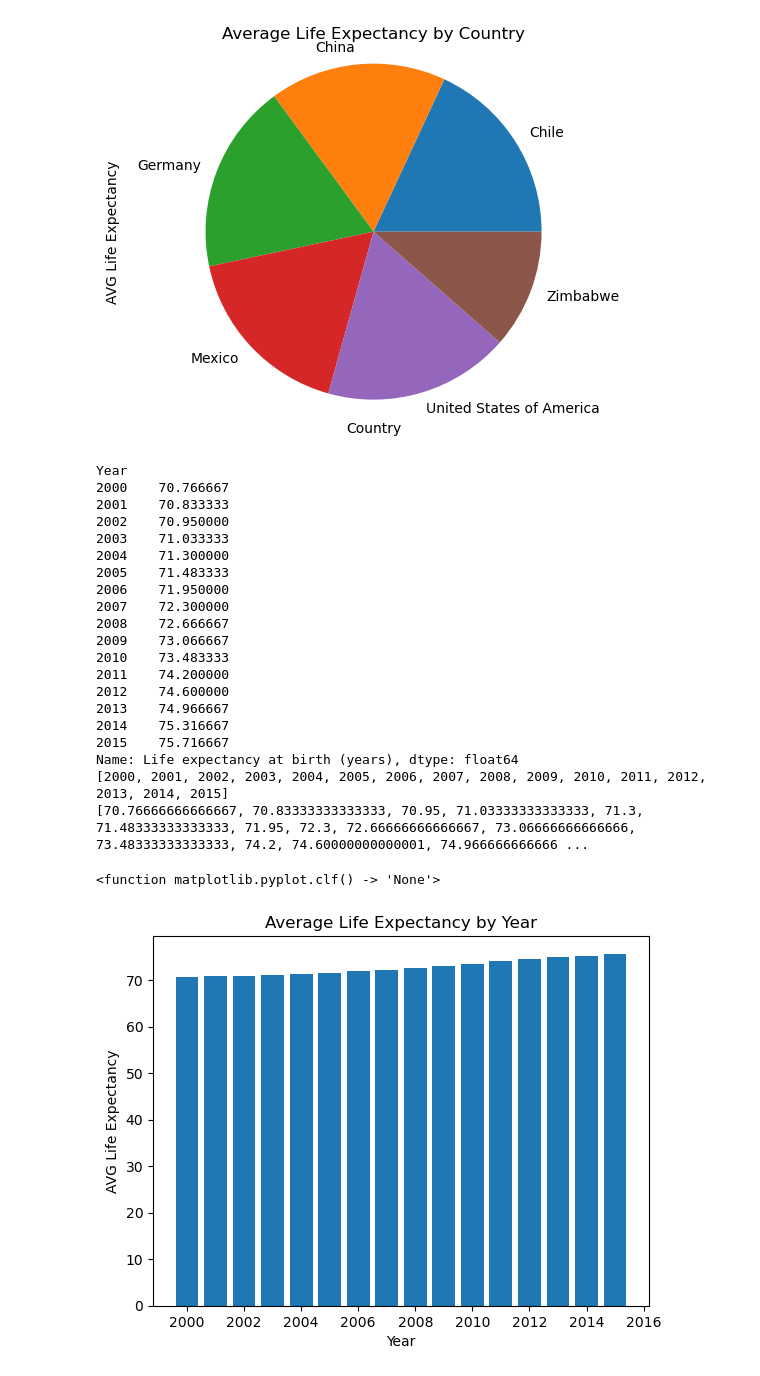
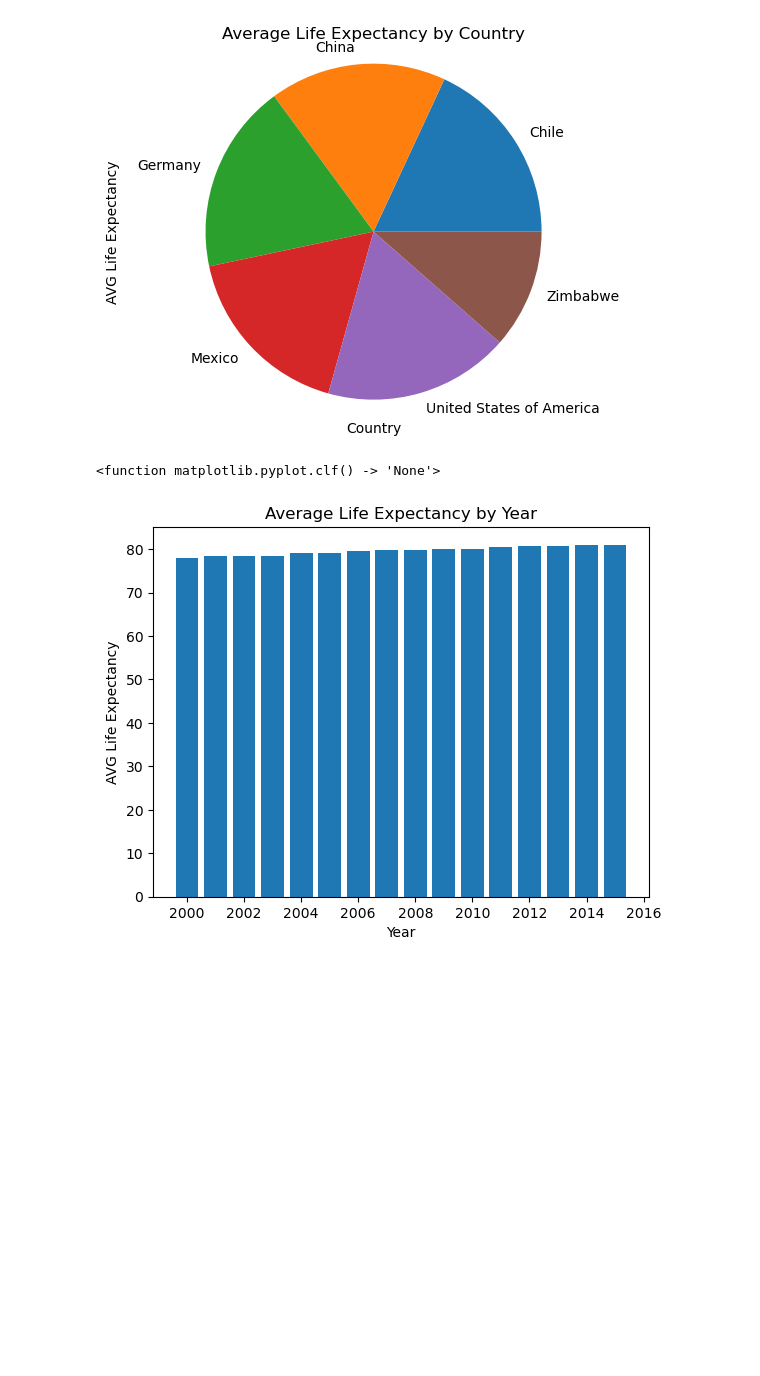
Before and after one commit to Bobbydra/Codecademy-Projects, a Jupyter notebook: Life-Expectancy-and-GDP-Starter/Life-Expectancy-and-GDP-Starter/life_expectancy_gdp.ipynb, the cells around one changed output. Cells and saved outputs as stored; diff of their text form; code cells hidden in the pictures; blank space fills up the shorter version.

```diff
--- a/Life-Expectancy-and-GDP-Starter/Life-Expectancy-and-GDP-Starter/life_expectancy_gdp.ipynb
+++ b/Life-Expectancy-and-GDP-Starter/Life-Expectancy-and-GDP-Starter/life_expectancy_gdp.ipynb
@@ -59,36 +59,12 @@ Name: Life expectancy at birth (years), dtype: float64
 [figure]
 # %%
 # Average Life Expectancy by year
-AVG_LE_Y = leg.groupby('Year')['Life expectancy at birth (years)'].mean() # Group the Years by its average life expectancy
-print(AVG_LE_Y)
-print(AVG_LE_Y.index.to_list())
-print(AVG_LE_Y.to_list())
-plt.bar(AVG_LE_Y.index.to_list(), AVG_LE_Y.to_list())
+plt.bar(leg.Year, leg["Life expectancy at birth (years)"])
 plt.title("Average Life Expectancy by Year")
 plt.xlabel("Year")
 plt.ylabel("AVG Life Expectancy")
 plt.show
 plt.clf
 # %% [output]
-Year
-2000    70.766667
-2001    70.833333
-2002    70.950000
-2003    71.033333
-2004    71.300000
-2005    71.483333
-2006    71.950000
-2007    72.300000
-2008    72.666667
-2009    73.066667
-2010    73.483333
-2011    74.200000
-2012    74.600000
-2013    74.966667
-2014    75.316667
-2015    75.716667
-Name: Life expectancy at birth (years), dtype: float64
-[2000, 2001, 2002, 2003, 2004, 2005, 2006, 2007, 2008, 2009, 2010, 2011, 2012, 2013, 2014, 2015]
-[70.76666666666667, 70.83333333333333, 70.95, 71.03333333333333, 71.3, 71.48333333333333, 71.95, 72.3, 72.66666666666667, 73.06666666666666, 73.48333333333333, 74.2, 74.60000000000001, 74.966666666666 ...
+<function matplotlib.pyplot.clf() -> 'None'>
-<function matplotlib.pyplot.clf() -> 'None'>
-[figure, old version]
+[figure, new version]
```
Also changed, not shown: parts of 2 cells of this notebook.
